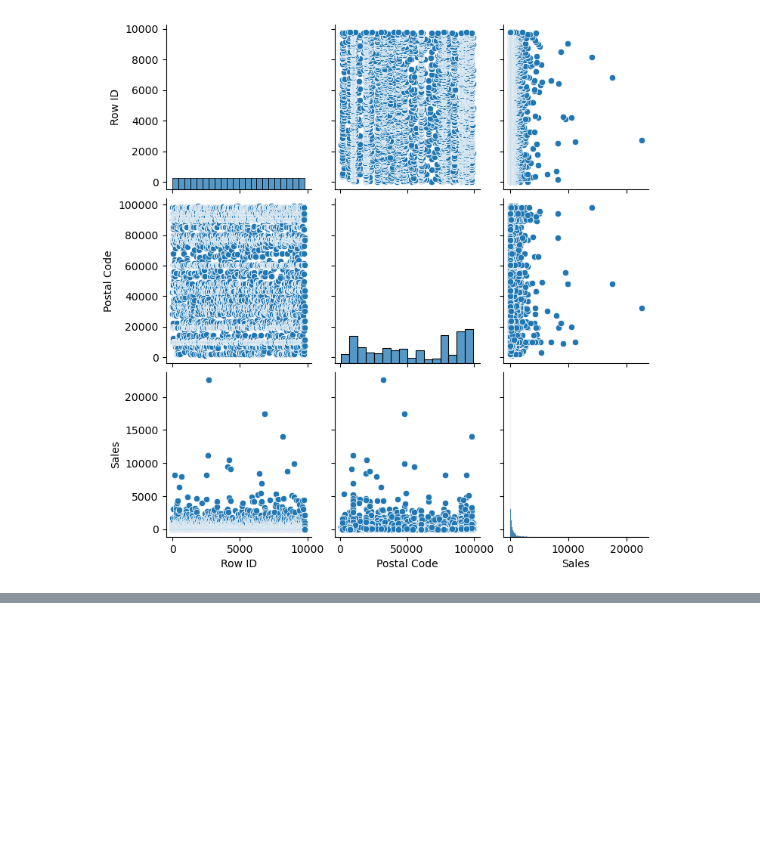
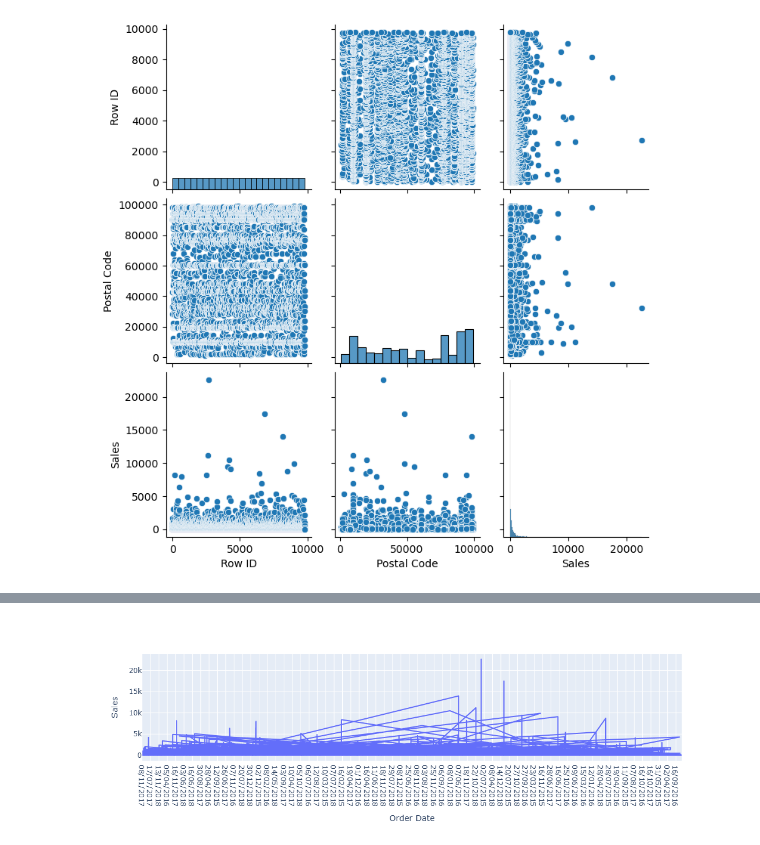
Before and after one commit to Jaul04/Python-Projects, a Jupyter notebook: Project 4.ipynb, the cells around one changed output, grey strips where cells are left out. Drawn from its saved outputs; the diff is of its cells as text; code cells hidden in the pictures; blank space fills up the shorter version.

```diff
--- a/Project 4.ipynb
+++ b/Project 4.ipynb
@@ -151,0 +175,5 @@ plt.show()
+# %%
+fig = px.line(data, x='Order Date', y='Sales')
+fig.show()
+# %% [output]
+[figure, added]
```
Also changed, not shown: parts of 8 cells of this notebook.
